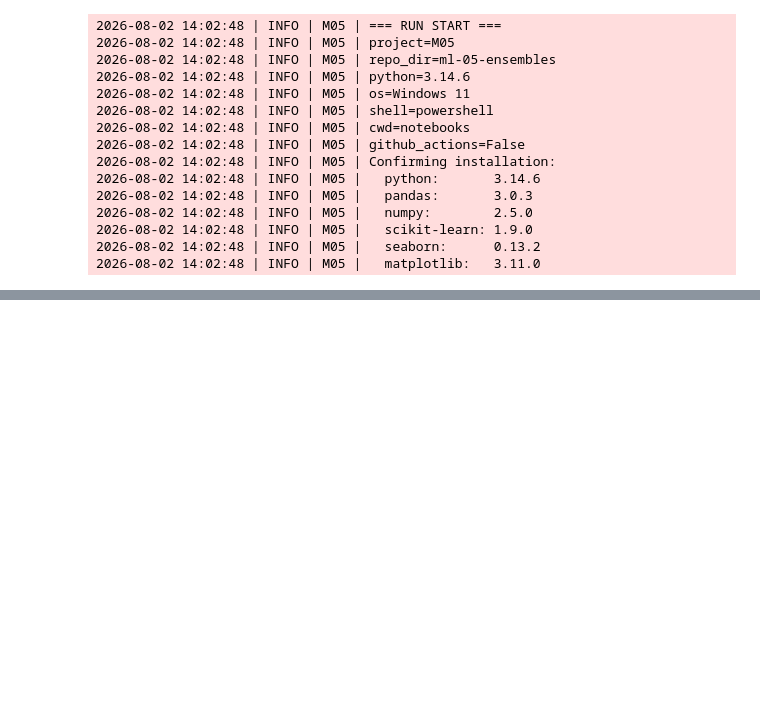
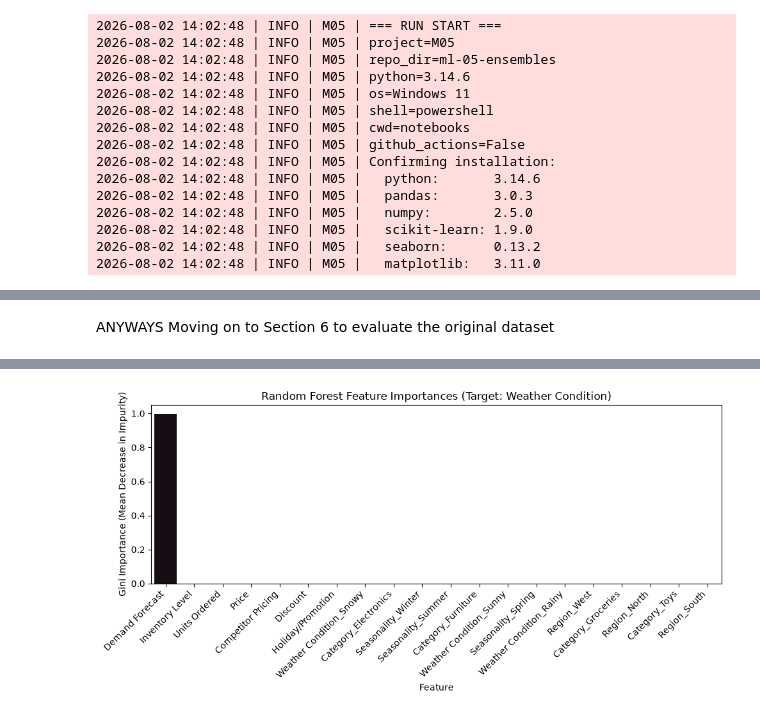
Before and after one commit to JSellinger/ml-05-ensembles, a Jupyter notebook: notebooks/ml_5_ensembles Phase 5.ipynb, the cells around one changed output, grey strips where cells are left out. Saved outputs shown, nothing was run; the diff lists cells and outputs as text; code cells hidden in the pictures; blank space fills up the shorter version.

```diff
--- a/notebooks/ml_5_ensembles Phase 5.ipynb
+++ b/notebooks/ml_5_ensembles Phase 5.ipynb
@@ -84,0 +460,46 @@ Loaded 73100 rows, 15 columns
+# %% [markdown]
+ANYWAYS Moving on to Section 6 to evaluate the original dataset
+# %%
+# === Section 6. Feature Importances (Random Forest) ===
+
+"""Chart the random forest's feature importances for Weather Condition.
+
+WHY: Ensembles are harder to read than a single tree,
+but a forest can still report which features it leaned on.
+Importances are a clue, not proof of causation.
+Interpret them with the same care as any other finding.
+"""
+
+# Explicitly ensure target context
+TARGET_COL = "Weather Condition"
+
+# Extract feature importances directly matching current X columns
+feature_names: list[str] = list(X.columns)
+importances: np.ndarray = modelB.feature_importances_
+
+# Sort indices from highest to lowest importance
+order: np.ndarray = np.argsort(importances)[::-1]
+
+LOG.info("Random forest feature importances for Weather Condition (high to low):")
+for i in order:
+    LOG.info(f"   {feature_names[i]:30s} {importances[i]:.4f}")
+
+# Prepare sorted data for visualization
+x_values = [feature_names[i] for i in order]
+y_values = importances[order]
+
+# Start a new figure
+plt.figure(figsize=(10, 5))
+
+# Plot sorted importances using palette and explicit hue mapping
+sns.barplot(x=x_values, y=y_values, hue=x_values, legend=False, palette="mako")
+
+plt.xlabel("Feature")
+plt.ylabel("Gini Importance (Mean Decrease in Impurity)")
+plt.title(f"Random Forest Feature Importances (Target: {TARGET_COL})")
+plt.xticks(rotation=45, ha="right")
+plt.tight_layout()
+
+# Show the plot
+plt.show()
+# %% [output]
@@ -84,0 +523 @@ Loaded 73100 rows, 15 columns
+[figure, added]
```
Also changed, not shown: parts of 12 cells of this notebook, 1 other file.
